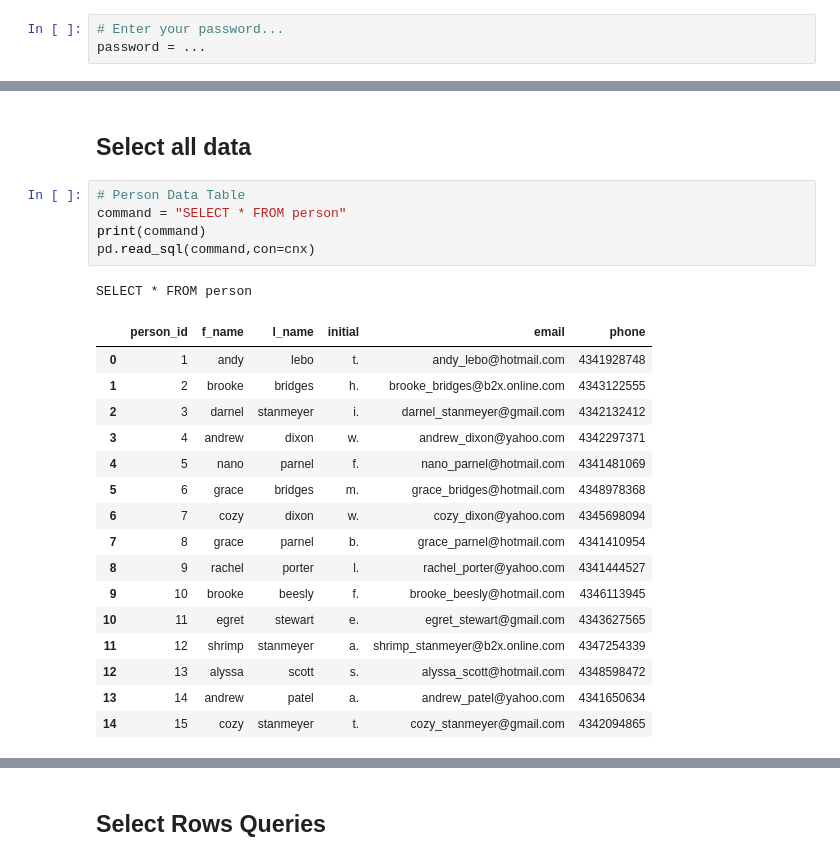
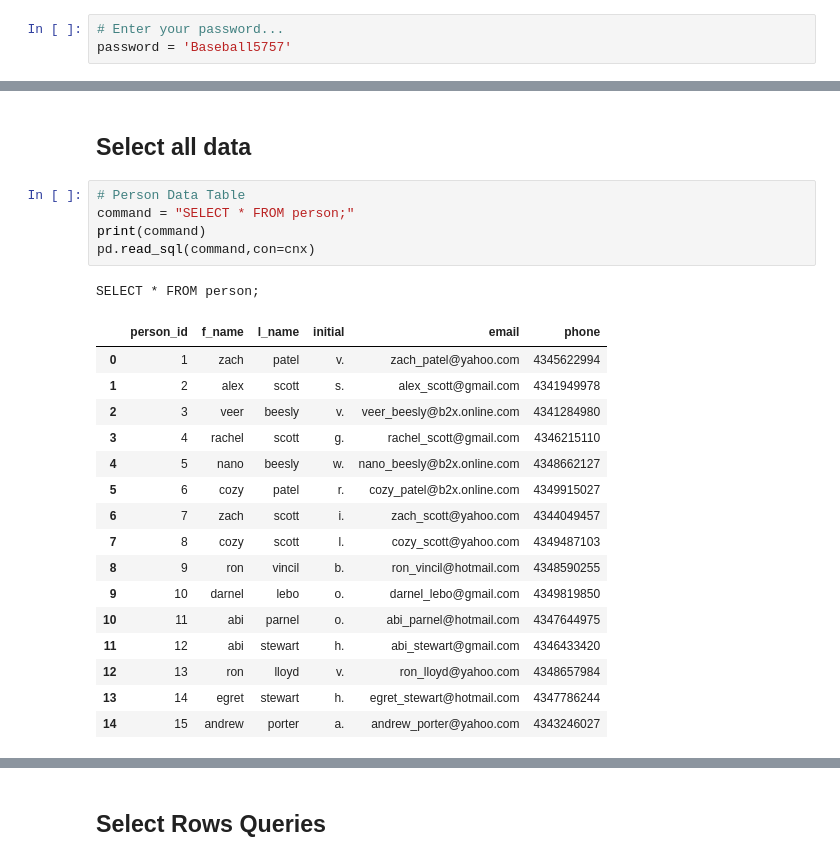
Before and after one commit to ZacheryKey/CvilleClimbs, a Jupyter notebook: MySQL_python.ipynb, the cells around one changed output, grey strips where cells are left out. Saved outputs shown, nothing was run; the diff lists cells and outputs as text.

```diff
--- a/MySQL_python.ipynb
+++ b/MySQL_python.ipynb
@@ -13,7 +13,7 @@ import sqlalchemy
 from sqlalchemy import create_engine
 # %%
 # Enter your password...
-password = ...
+password = 'Baseball5757'
 # %%
 # For using pd.read_sql
 connection = pymysql.connect(
@@ -561,26 +560,26 @@ VALUES (9, 'more of a steep climb with small amounts of bouldering', 'mantle blu
 ## Select all data
 # %%
 # Person Data Table
-command = "SELECT * FROM person"
+command = "SELECT * FROM person;"
 print(command)
 pd.read_sql(command,con=cnx)
 # %% [output]
-SELECT * FROM person
+SELECT * FROM person;
 |  | person_id | f_name | l_name | initial | email | phone |
-| 0 | 1 | andy | lebo | t. | andy_lebo@hotmail.com | 4341928748 |
-| 1 | 2 | brooke | bridges | h. | brooke_bridges@b2x.online.com | 4343122555 |
-| 2 | 3 | darnel | stanmeyer | i. | darnel_stanmeyer@gmail.com | 4342132412 |
-| 3 | 4 | andrew | dixon | w. | andrew_dixon@yahoo.com | 4342297371 |
-| 4 | 5 | nano | parnel | f. | nano_parnel@hotmail.com | 4341481069 |
-| 5 | 6 | grace | bridges | m. | grace_bridges@hotmail.com | 4348978368 |
-| 6 | 7 | cozy | dixon | w. | cozy_dixon@yahoo.com | 4345698094 |
-| 7 | 8 | grace | parnel | b. | grace_parnel@hotmail.com | 4341410954 |
-| 8 | 9 | rachel | porter | l. | rachel_porter@yahoo.com | 4341444527 |
-| 9 | 10 | brooke | beesly | f. | brooke_beesly@hotmail.com | 4346113945 |
-| 10 | 11 | egret | stewart | e. | egret_stewart@gmail.com | 4343627565 |
-| 11 | 12 | shrimp | stanmeyer | a. | shrimp_stanmeyer@b2x.online.com | 4347254339 |
-| 12 | 13 | alyssa | scott | s. | alyssa_scott@hotmail.com | 4348598472 |
-| 13 | 14 | andrew | patel | a. | andrew_patel@yahoo.com | 4341650634 |
-| 14 | 15 | cozy | stanmeyer | t. | cozy_stanmeyer@gmail.com | 4342094865 |
+| 0 | 1 | zach | patel | v. | zach_patel@yahoo.com | 4345622994 |
+| 1 | 2 | alex | scott | s. | alex_scott@gmail.com | 4341949978 |
+| 2 | 3 | veer | beesly | v. | veer_beesly@b2x.online.com | 4341284980 |
+| 3 | 4 | rachel | scott | g. | rachel_scott@gmail.com | 4346215110 |
+| 4 | 5 | nano | beesly | w. | nano_beesly@b2x.online.com | 4348662127 |
+| 5 | 6 | cozy | patel | r. | cozy_patel@b2x.online.com | 4349915027 |
+| 6 | 7 | zach | scott | i. | zach_scott@yahoo.com | 4344049457 |
+| 7 | 8 | cozy | scott | l. | cozy_scott@yahoo.com | 4349487103 |
+| 8 | 9 | ron | vincil | b. | ron_vincil@hotmail.com | 4348590255 |
+| 9 | 10 | darnel | lebo | o. | darnel_lebo@gmail.com | 4349819850 |
+| 10 | 11 | abi | parnel | o. | abi_parnel@hotmail.com | 4347644975 |
+| 11 | 12 | abi | stewart | h. | abi_stewart@gmail.com | 4346433420 |
+| 12 | 13 | ron | lloyd | v. | ron_lloyd@yahoo.com | 4348657984 |
+| 13 | 14 | egret | stewart | h. | egret_stewart@hotmail.com | 4347786244 |
+| 14 | 15 | andrew | porter | a. | andrew_porter@yahoo.com | 4343246027 |
 # %%
 # Route Data Table
```
Also changed, not shown: parts of 27 cells of this notebook.
